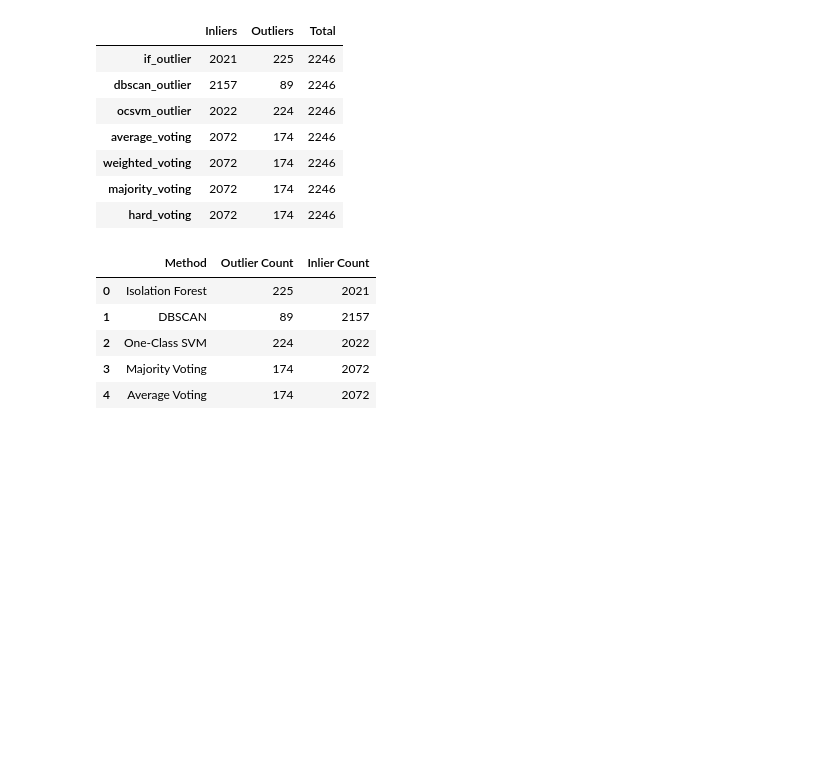
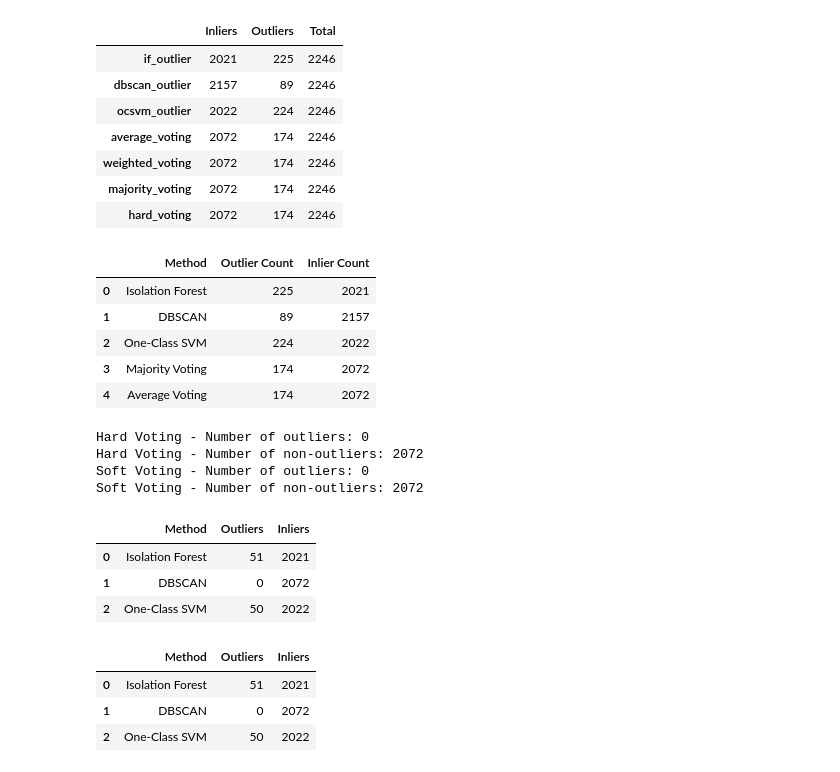
Before and after one commit to roniwahyu/outlier-detection2024, a Jupyter notebook: 01.Dataset-Rofiqul/Ujicoba3-29052024/09_05_2_N2O_Agriculture_OutliersDetection_VotingBased_1_IDO.ipynb, the cells around one changed output. Drawn from its saved outputs; the diff is of its cells as text; code cells hidden in the pictures; blank space fills up the shorter version.

```diff
--- a/01.Dataset-Rofiqul/Ujicoba3-29052024/09_05_2_N2O_Agriculture_OutliersDetection_VotingBased_1_IDO.ipynb
+++ b/01.Dataset-Rofiqul/Ujicoba3-29052024/09_05_2_N2O_Agriculture_OutliersDetection_VotingBased_1_IDO.ipynb
@@ -361,6 +361,6 @@ summary_table
 | 3 | Majority Voting | 174 | 2072 |
 | 4 | Average Voting | 174 | 2072 |
 # %%
-soft_voting_data = data[(data['average_voting'] == 1)]
-hard_voting_data = data[(data['majority_voting'] == 1)]
+soft = data[(data['average_voting'] == 1)]
+hard = data[(data['majority_voting'] == 1)]
 # %%
@@ -368,0 +369,61 @@ soft_voting_data.to_csv('dataset/09_05_4_2_AgricultureOutliers_SoftVotingBased_I
+# %%
+# Count the number of outliers and non-outliers for each voting method
+hard_outlier_count = hard[hard['majority_voting'] == -1].shape[0]
+hard_non_outlier_count = hard[hard['majority_voting'] == 1].shape[0]
+
+soft_outlier_count = soft[soft['average_voting'] == -1].shape[0]
+soft_non_outlier_count = soft[soft['average_voting'] == 1].shape[0]
+print(f"Hard Voting - Number of outliers: {hard_outlier_count}")
+print(f"Hard Voting - Number of non-outliers: {hard_non_outlier_count}")
+
+print(f"Soft Voting - Number of outliers: {soft_outlier_count}")
+print(f"Soft Voting - Number of non-outliers: {soft_non_outlier_count}")
+# %% [output]
+Hard Voting - Number of outliers: 0
+Hard Voting - Number of non-outliers: 2072
+Soft Voting - Number of outliers: 0
+Soft Voting - Number of non-outliers: 2072
+# %%
+# Summary of outliers detection
+outlier_summary = {
+    'Method': ['Isolation Forest', 'DBSCAN', 'One-Class SVM'],
+    'Outliers': [
+        np.sum(hard['if_outlier'] == -1),
+        np.sum(hard['dbscan_outlier'] == -1),
+        np.sum(hard['ocsvm_outlier'] == -1),
+    ],
+    'Inliers': [
+        np.sum(hard['if_outlier'] == 1),
+        np.sum(hard['dbscan_outlier'] == 1),
+        np.sum(hard['ocsvm_outlier'] == 1),
+    ]
+}
+summary_df = pd.DataFrame(outlier_summary)
+summary_df
+# %% [output]
+|  | Method | Outliers | Inliers |
+| 0 | Isolation Forest | 51 | 2021 |
+| 1 | DBSCAN | 0 | 2072 |
+| 2 | One-Class SVM | 50 | 2022 |
+# %%
+# Summary of outliers detection
+outlier_summary = {
+    'Method': ['Isolation Forest', 'DBSCAN', 'One-Class SVM'],
+    'Outliers': [
+        np.sum(soft['if_outlier'] == -1),
+        np.sum(soft['dbscan_outlier'] == -1),
+        np.sum(soft['ocsvm_outlier'] == -1),
+    ],
+    'Inliers': [
+        np.sum(soft['if_outlier'] == 1),
+        np.sum(soft['dbscan_outlier'] == 1),
+        np.sum(soft['ocsvm_outlier'] == 1),
+    ]
+}
+summary_df = pd.DataFrame(outlier_summary)
+summary_df
+# %% [output]
+|  | Method | Outliers | Inliers |
+| 0 | Isolation Forest | 51 | 2021 |
+| 1 | DBSCAN | 0 | 2072 |
+| 2 | One-Class SVM | 50 | 2022 |
```
Also changed, not shown: parts of 1 cell of this notebook, 19 other files.
